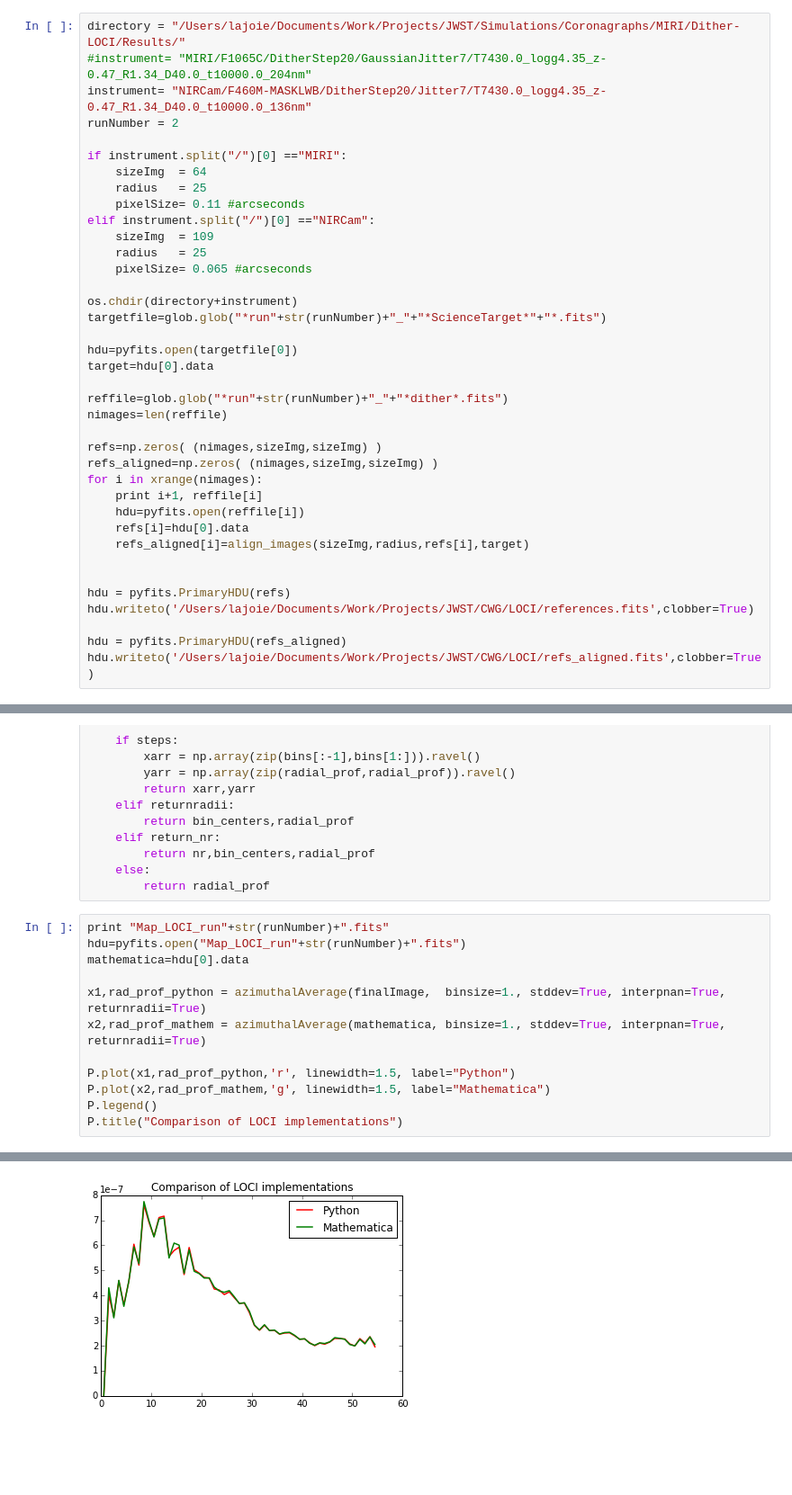
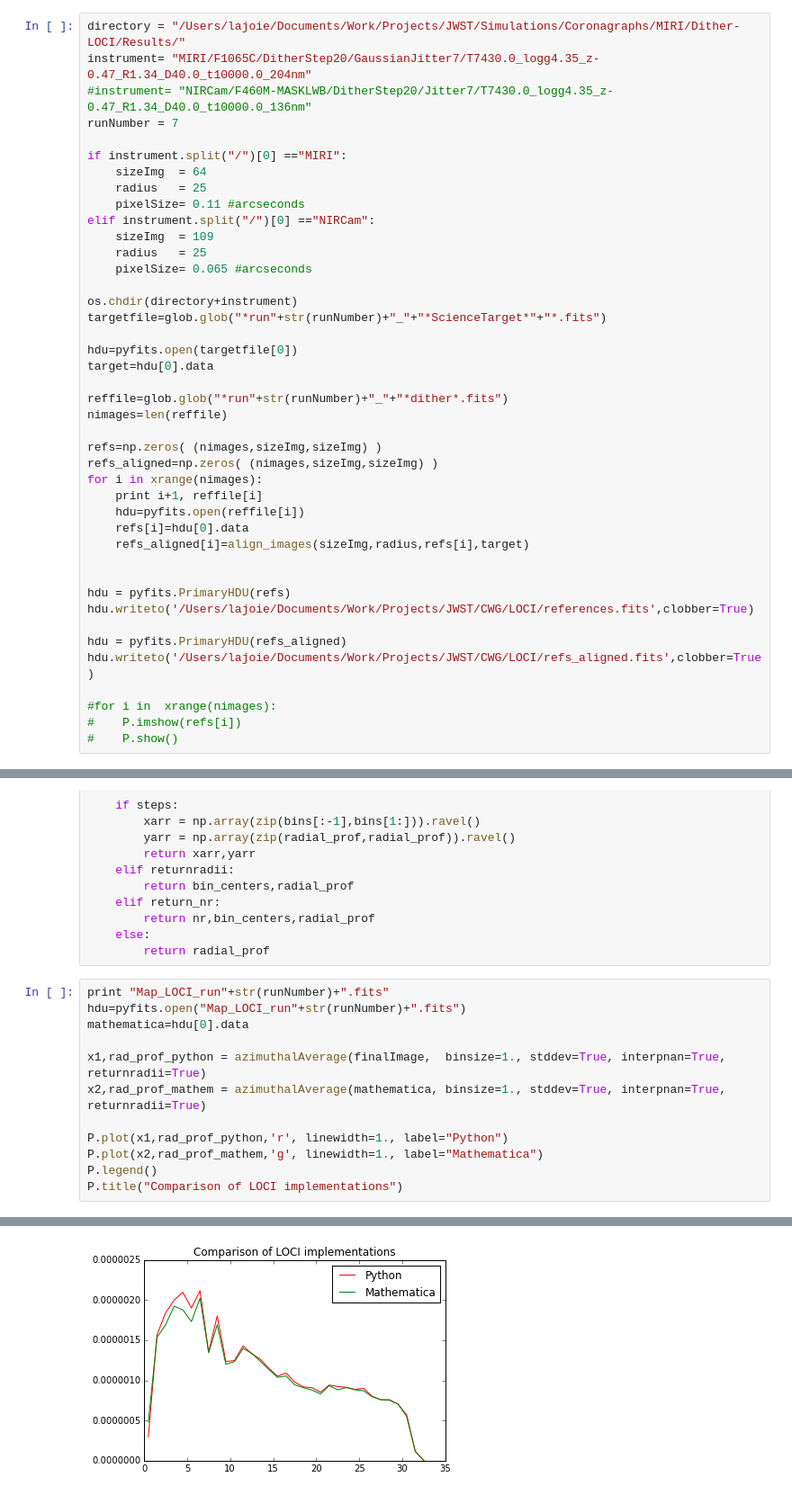
Before and after one commit to Skyhawk172/PythonLOCI, a Jupyter notebook: alignImages.ipynb, the cells around one changed output, grey strips where cells are left out. Shown: that part at 90% size. Cells and saved outputs as stored; diff of their text form; blank space fills up the shorter version.

```diff
--- a/alignImages.ipynb
+++ b/alignImages.ipynb
@@ -80,9 +77,9 @@ def align_images(dim,radius,reference,target):
     return ref_aligned
 # %%
 directory = "/Users/lajoie/Documents/Work/Projects/JWST/Simulations/Coronagraphs/MIRI/Dither-LOCI/Results/"
-#instrument= "MIRI/F1065C/DitherStep20/GaussianJitter7/T7430.0_logg4.35_z-0.47_R1.34_D40.0_t10000.0_204nm"
-instrument= "NIRCam/F460M-MASKLWB/DitherStep20/Jitter7/T7430.0_logg4.35_z-0.47_R1.34_D40.0_t10000.0_136nm"
-runNumber = 2
+instrument= "MIRI/F1065C/DitherStep20/GaussianJitter7/T7430.0_logg4.35_z-0.47_R1.34_D40.0_t10000.0_204nm"
+#instrument= "NIRCam/F460M-MASKLWB/DitherStep20/Jitter7/T7430.0_logg4.35_z-0.47_R1.34_D40.0_t10000.0_136nm"
+runNumber = 7
 
 if instrument.split("/")[0] =="MIRI":
     sizeImg  = 64
@@ -116,4 +113,8 @@ hdu.writeto('/Users/lajoie/Documents/Work/Projects/JWST/CWG/LOCI/references.fits
 
 hdu = pyfits.PrimaryHDU(refs_aligned)
 hdu.writeto('/Users/lajoie/Documents/Work/Projects/JWST/CWG/LOCI/refs_aligned.fits',clobber=True)
+
+#for i in  xrange(nimages):
+#    P.imshow(refs[i])
+#    P.show()
 # %% [output]
@@ -388,8 +384,8 @@ mathematica=hdu[0].data
 x1,rad_prof_python = azimuthalAverage(finalImage,  binsize=1., stddev=True, interpnan=True, returnradii=True)
 x2,rad_prof_mathem = azimuthalAverage(mathematica, binsize=1., stddev=True, interpnan=True, returnradii=True)
 
-P.plot(x1,rad_prof_python,'r', linewidth=1.5, label="Python")
-P.plot(x2,rad_prof_mathem,'g', linewidth=1.5, label="Mathematica")
+P.plot(x1,rad_prof_python,'r', linewidth=1., label="Python")
+P.plot(x2,rad_prof_mathem,'g', linewidth=1., label="Mathematica")
 P.legend()
 P.title("Comparison of LOCI implementations")
 # %% [output]
@@ -397,2 +393,2 @@ Map_LOCI_run2.fits
 <matplotlib.text.Text at 0x...>
-[figure, old version]
+[figure, new version]
```
Also changed, not shown: parts of 8 cells of this notebook.
